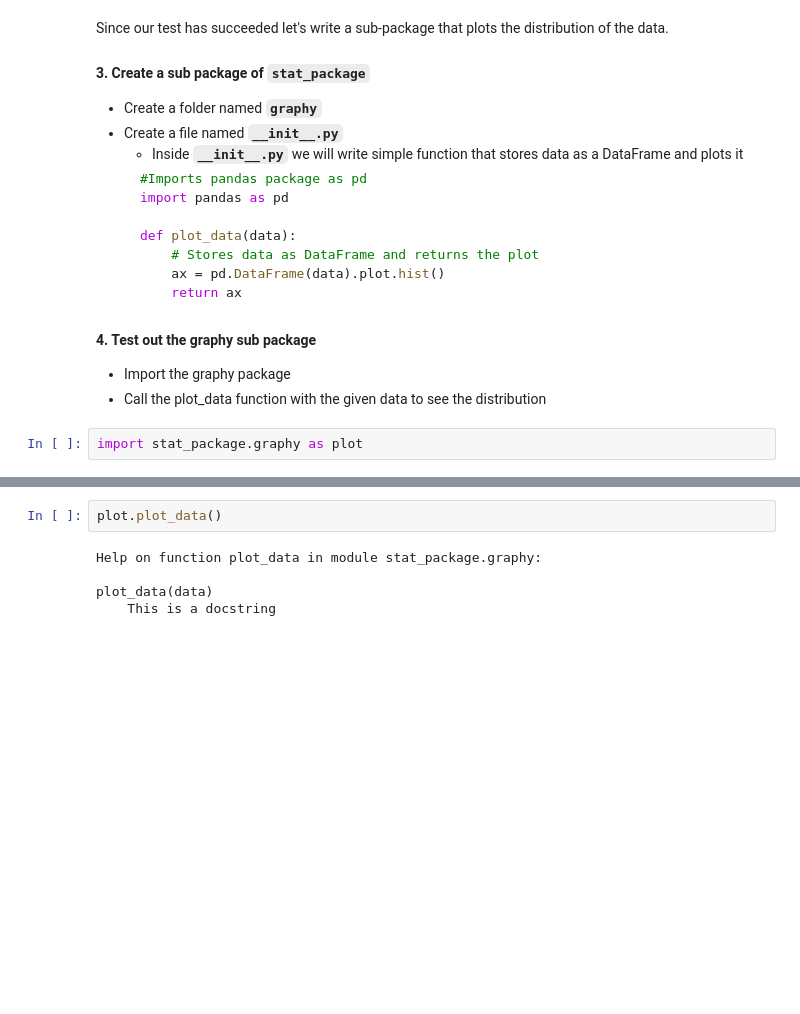
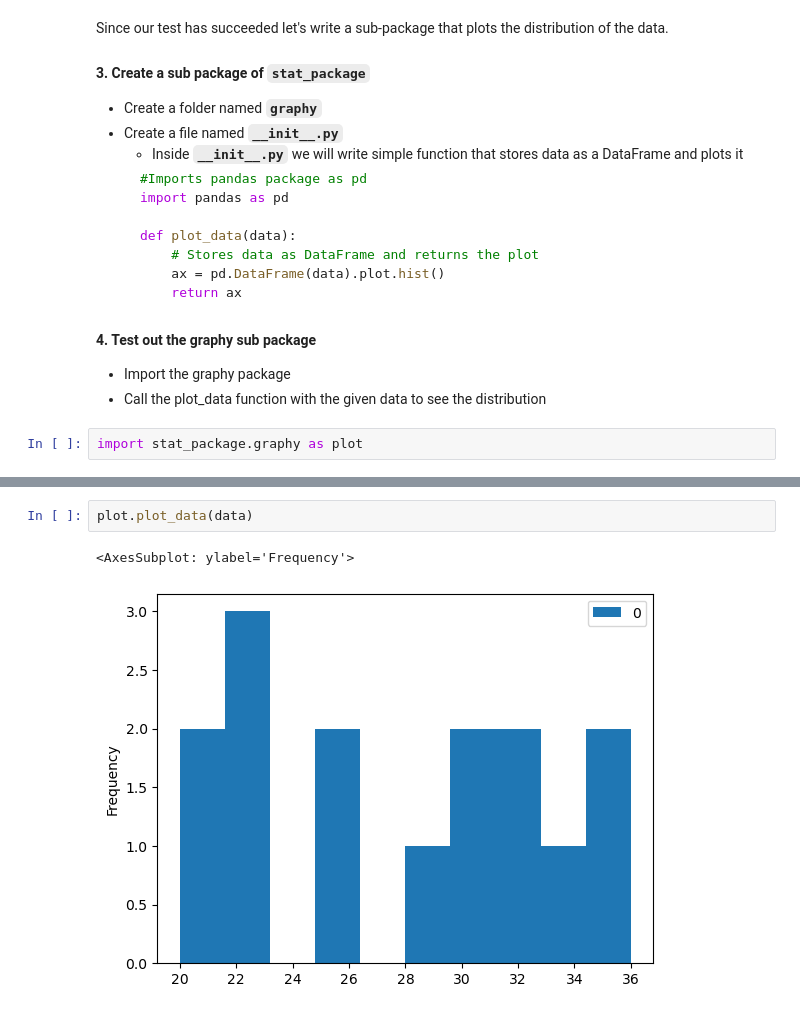
Before and after one commit to eurekajoy21/intermediate-python-fall2022, a Jupyter notebook: Week 04 - Software Engineering for Data Science/se_for_ds.ipynb, the cells around one changed output, grey strips where cells are left out. Saved outputs shown, nothing was run; the diff lists cells and outputs as text; blank space fills up the shorter version.

```diff
--- a/Week 04 - Software Engineering for Data Science/se_for_ds.ipynb
+++ b/Week 04 - Software Engineering for Data Science/se_for_ds.ipynb
@@ -181,10 +196,8 @@ import stat_package.graphy as plot
 # %%
-plot.plot_data()
+plot.plot_data(data)
 # %% [output]
-Help on function plot_data in module stat_package.graphy:
-
-plot_data(data)
-    This is a docstring
+<AxesSubplot: ylabel='Frequency'>
+[figure, added]
 # %%
 from stat_package import graphy
 graphy.plot_data(data)
```
Also changed, not shown: parts of 11 cells of this notebook, 14 other files.
